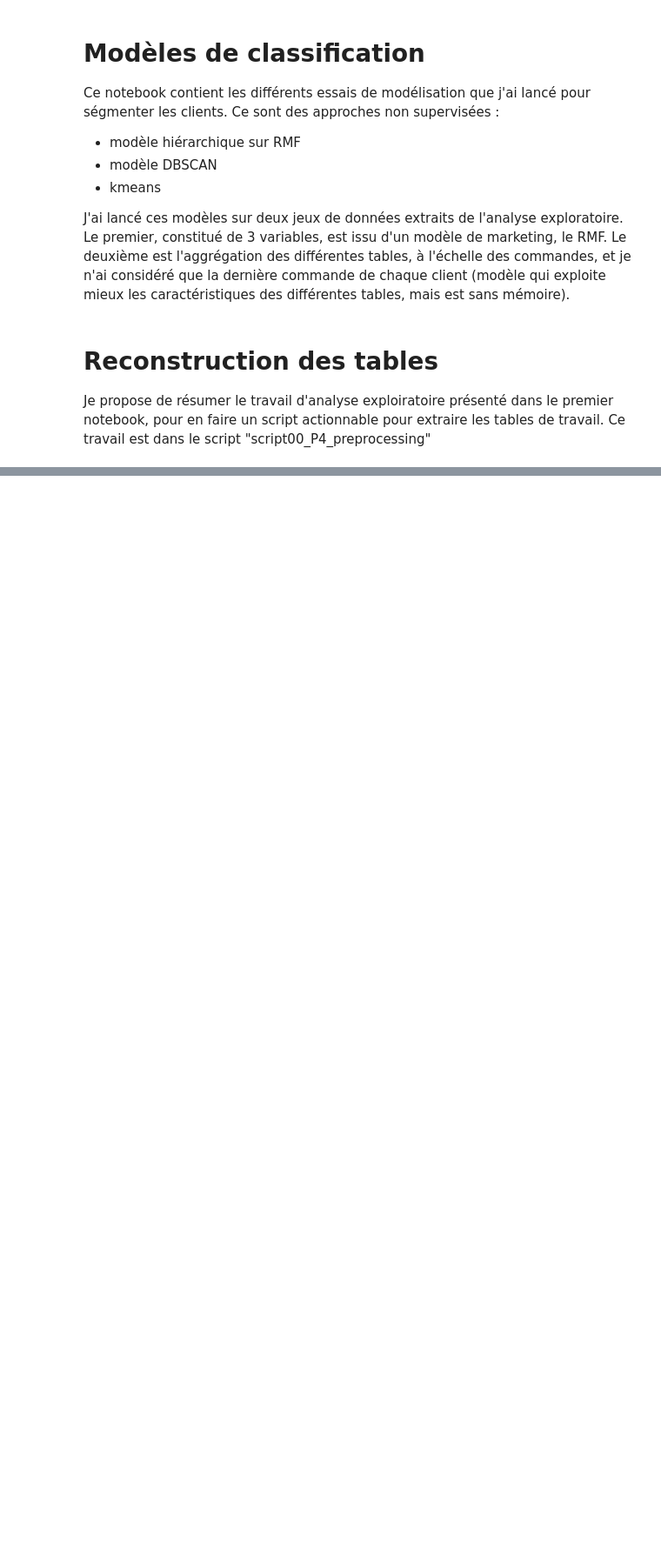
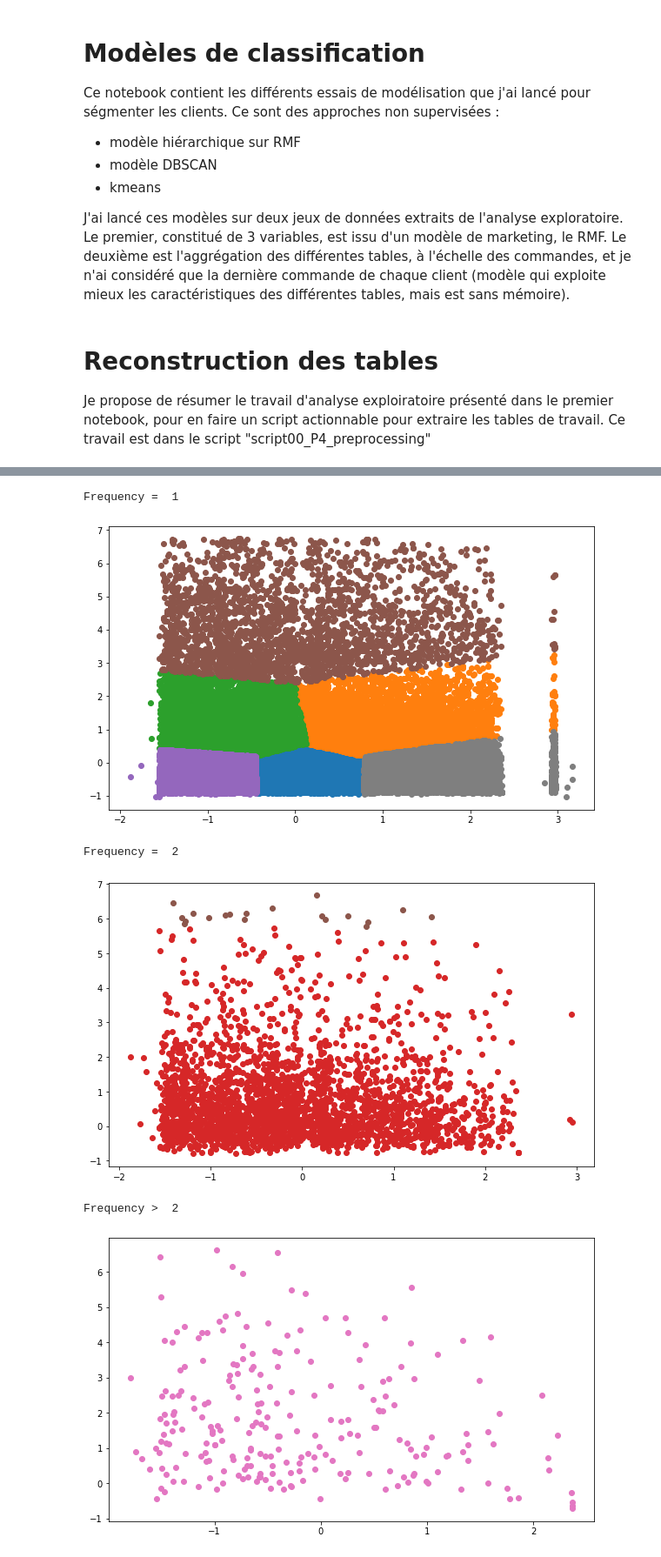
Before and after one commit to ClaireGayral/formation_openclassroom, a Jupyter notebook: P4_gayral_claire/essais.ipynb, the cells around one changed output, grey strips where cells are left out. Shown at 87% size. Saved outputs shown, nothing was run; the diff lists cells and outputs as text; code cells hidden in the pictures; blank space fills up the shorter version.

```diff
--- a/P4_gayral_claire/essais.ipynb
+++ b/P4_gayral_claire/essais.ipynb
@@ -513,0 +156,28 @@ my_customers.dtypes
+# %%
+for freq in [1,2]:
+    print("Frequency = ", freq)
+    X_freq = X_train_std[X_train["frequency"]==freq]
+    for label in np.unique(labels):
+        customers = labels[labels==label].index
+        customers = X_freq.index.isin(customers)
+        x = X_freq.recency.loc[customers]
+        y = X_freq.monetary_value.loc[customers]
+        plt.scatter(x,y,label=label)
+    plt.show()
+
+print("Frequency > ", freq)
+X_freq = X_train_std[X_train["frequency"]>freq]
+for label in np.unique(labels):
+    customers = labels[labels==label].index
+    customers = X_freq.index.isin(customers)
+    x = X_freq.recency.loc[customers]
+    y = X_freq.monetary_value.loc[customers]
+    plt.scatter(x,y,label=label)
+plt.show()
+# %% [output]
+Frequency =  1
+[figure, added]
+Frequency =  2
+[figure, added]
+Frequency >  2
+[figure, added]
```
Also changed, not shown: parts of 23 cells of this notebook, 3 other files.
